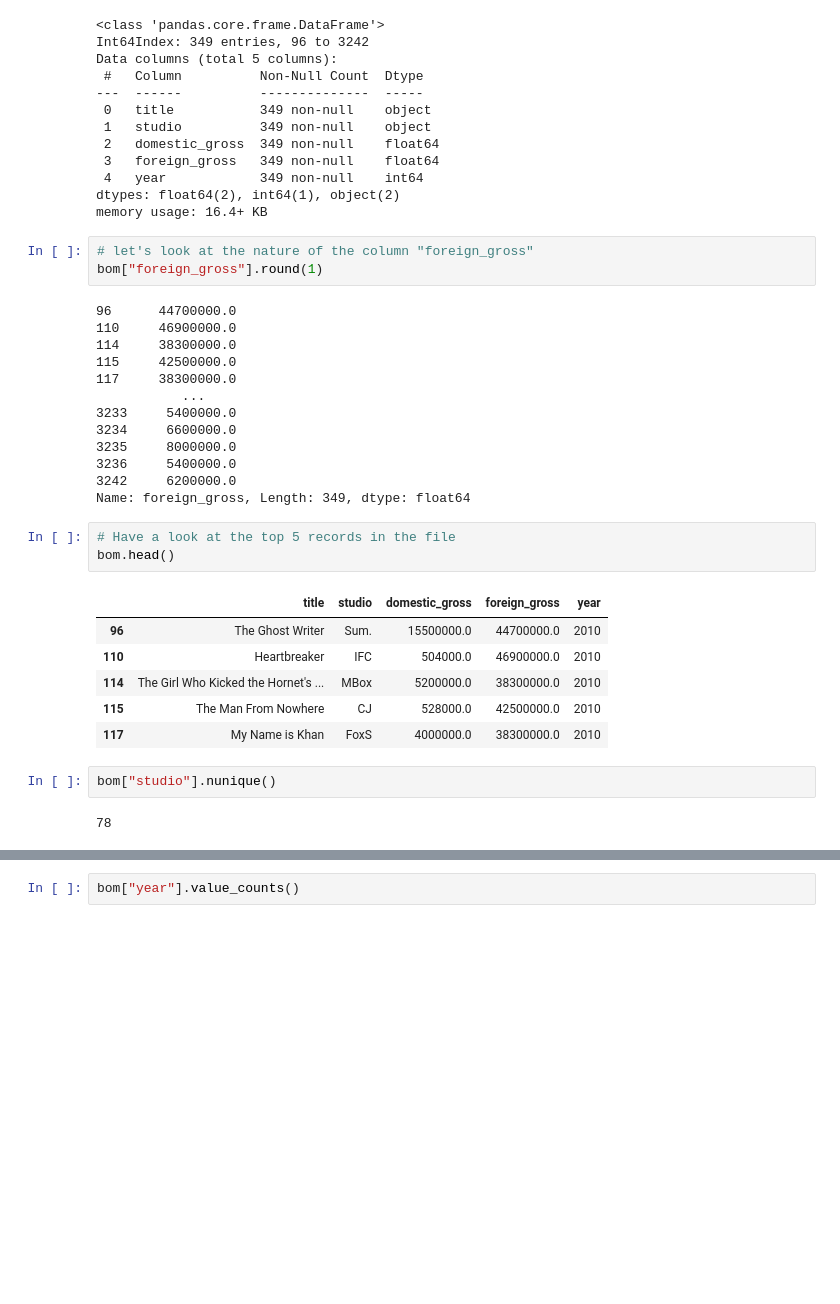
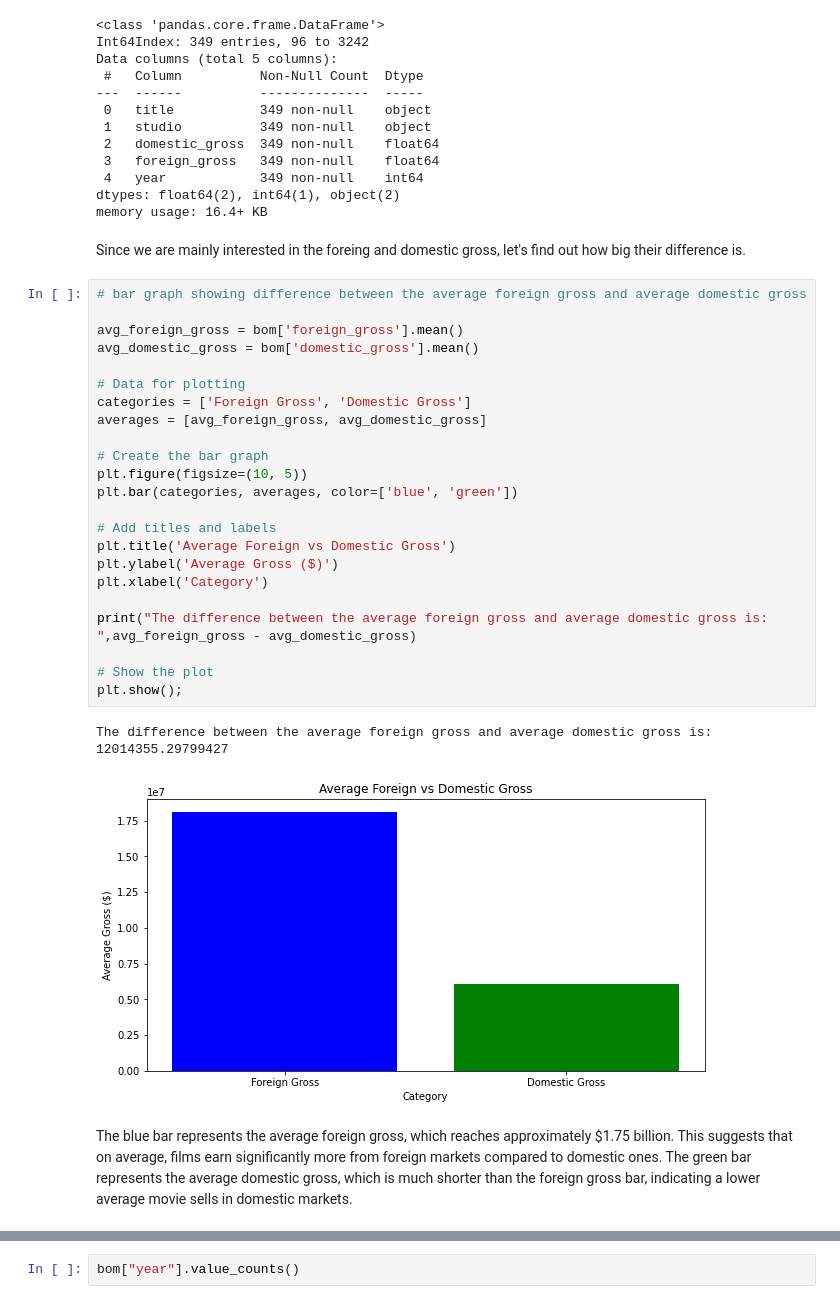
Before and after one commit to jakkkc/Microsoft_movies, a Jupyter notebook: student.ipynb, the cells around one changed output, grey strips where cells are left out. Drawn from its saved outputs; the diff is of its cells as text; blank space fills up the shorter version.

```diff
--- a/student.ipynb
+++ b/student.ipynb
@@ -64,33 +107,34 @@ Data columns (total 5 columns):
  4   year            349 non-null    int64
 dtypes: float64(2), int64(1), object(2)
 memory usage: 16.4+ KB
-# %%
-# let's look at the nature of the column "foreign_gross"
-bom["foreign_gross"].round(1)
-# %% [output]
-96      44700000.0
-110     46900000.0
-114     38300000.0
-115     42500000.0
-117     38300000.0
-           ...
-3233     5400000.0
-3234     6600000.0
-3235     8000000.0
-3236     5400000.0
-3242     6200000.0
-Name: foreign_gross, Length: 349, dtype: float64
-# %%
-# Have a look at the top 5 records in the file
-bom.head()
-# %% [output]
-|  | title | studio | domestic_gross | foreign_gross | year |
-| 96 | The Ghost Writer | Sum. | 15500000.0 | 44700000.0 | 2010 |
-| 110 | Heartbreaker | IFC | 504000.0 | 46900000.0 | 2010 |
-| 114 | The Girl Who Kicked the Hornet's ... | MBox | 5200000.0 | 38300000.0 | 2010 |
-| 115 | The Man From Nowhere | CJ | 528000.0 | 42500000.0 | 2010 |
-| 117 | My Name is Khan | FoxS | 4000000.0 | 38300000.0 | 2010 |
-# %%
-bom["studio"].nunique()
-# %% [output]
-78
+# %% [markdown]
+Since we are mainly interested in the foreing and domestic gross, let's find out how big their difference is.
+# %%
+# bar graph showing difference between the average foreign gross and average domestic gross
+
+avg_foreign_gross = bom['foreign_gross'].mean()
+avg_domestic_gross = bom['domestic_gross'].mean()
+
+# Data for plotting
+categories = ['Foreign Gross', 'Domestic Gross']
+averages = [avg_foreign_gross, avg_domestic_gross]
+
+# Create the bar graph
+plt.figure(figsize=(10, 5))
+plt.bar(categories, averages, color=['blue', 'green'])
+
+# Add titles and labels
+plt.title('Average Foreign vs Domestic Gross')
+plt.ylabel('Average Gross ($)')
+plt.xlabel('Category')
+
+print("The difference between the average foreign gross and average domestic gross is: ",avg_foreign_gross - avg_domestic_gross)
+
+# Show the plot
+plt.show();
+# %% [output]
+The difference between the average foreign gross and average domestic gross is:  12014355.29799427
+[figure, added]
+# %% [markdown]
+The blue bar represents the average foreign gross, which reaches approximately $1.75 billion. This suggests that on average, films earn significantly more from foreign markets compared to domestic ones.
+The green bar represents the average domestic gross, which is much shorter than the foreign gross bar, indicating a lower average movie sells in domestic markets.
```
Also changed, not shown: parts of 77 cells of this notebook.
